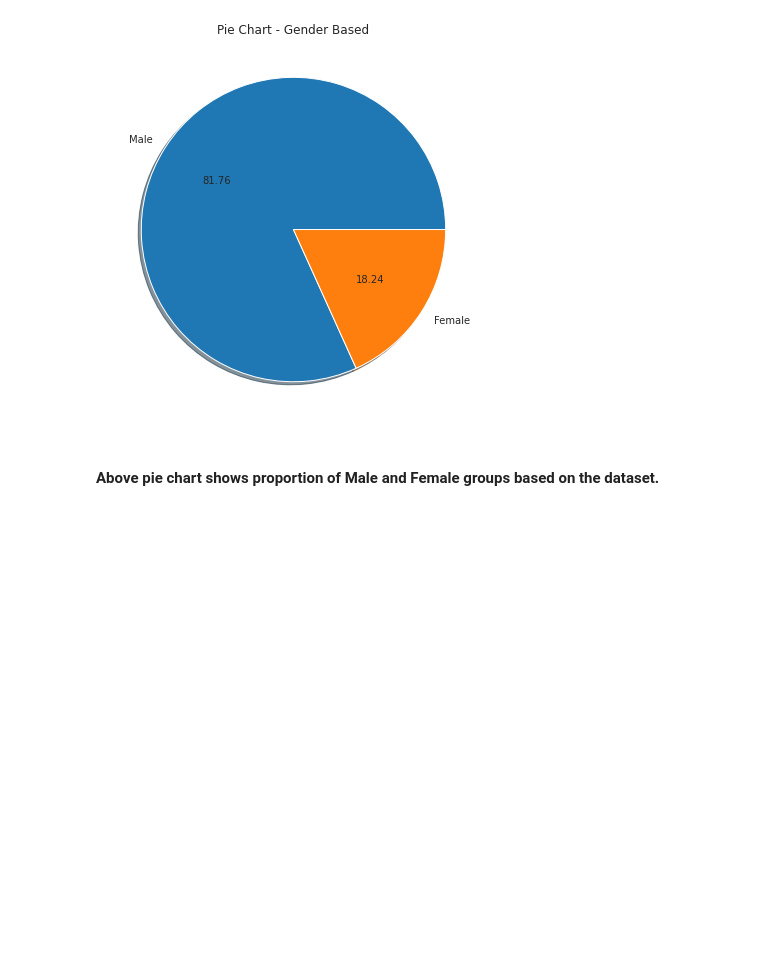
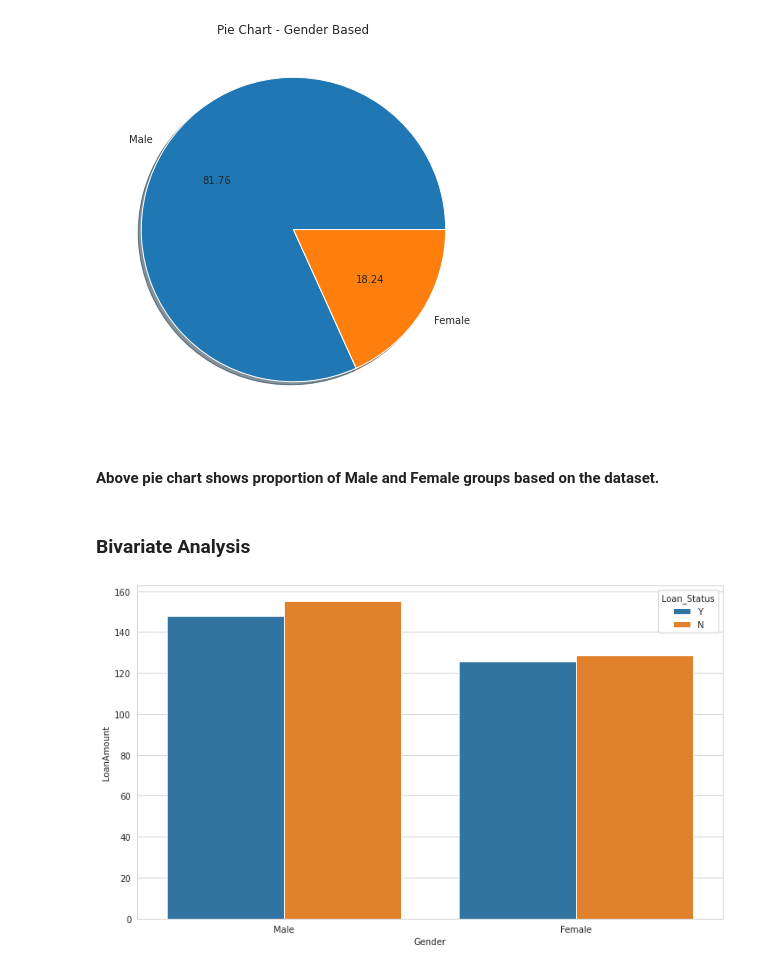
Before and after one commit to Abhishek768/Analytics_Vidhya_Loan_Prediction, a Jupyter notebook: loan_prediction.ipynb, the cells around one changed output. Drawn from its saved outputs; the diff is of its cells as text; code cells hidden in the pictures; blank space fills up the shorter version.

Commit message:
bivariate and multivariate analysis completed

```diff
--- a/loan_prediction.ipynb
+++ b/loan_prediction.ipynb
@@ -222,3 +222,10 @@ plt.title('Pie Chart - Gender Based');
 [figure]
 # %% [markdown]
 #### Above pie chart shows proportion of Male and Female groups based on the dataset.
+# %% [markdown]
+### Bivariate Analysis
+# %%
+plt.figure(figsize=(12,7));
+sns.barplot(x='Gender', y='LoanAmount', data=df, ci=False, hue='Loan_Status');
+# %% [output]
+[figure, added]
```
Also changed, not shown: parts of 16 cells of this notebook.
